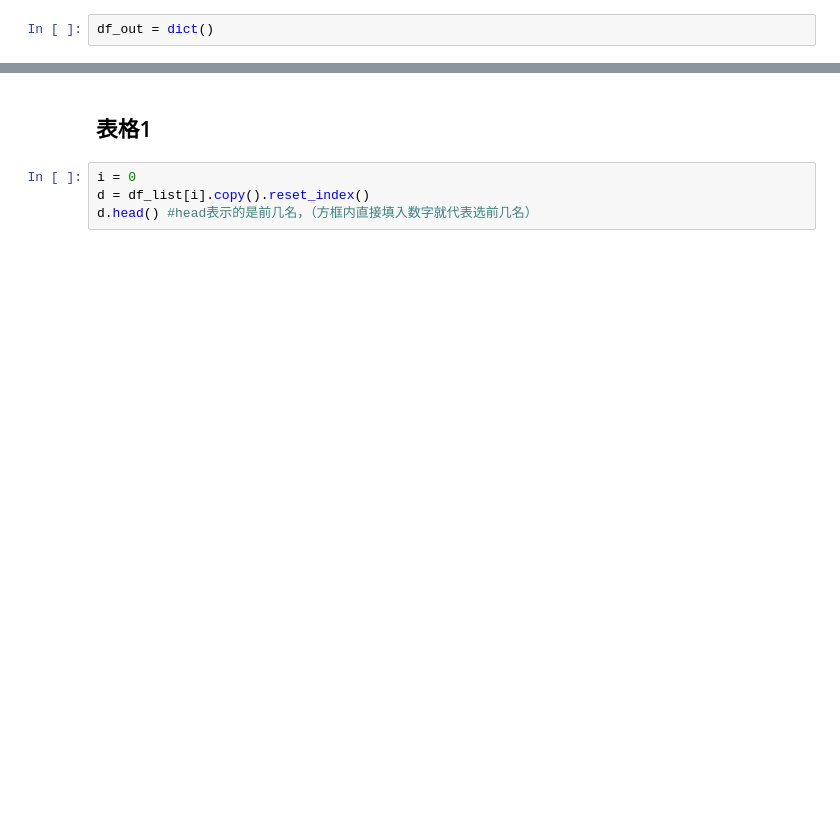
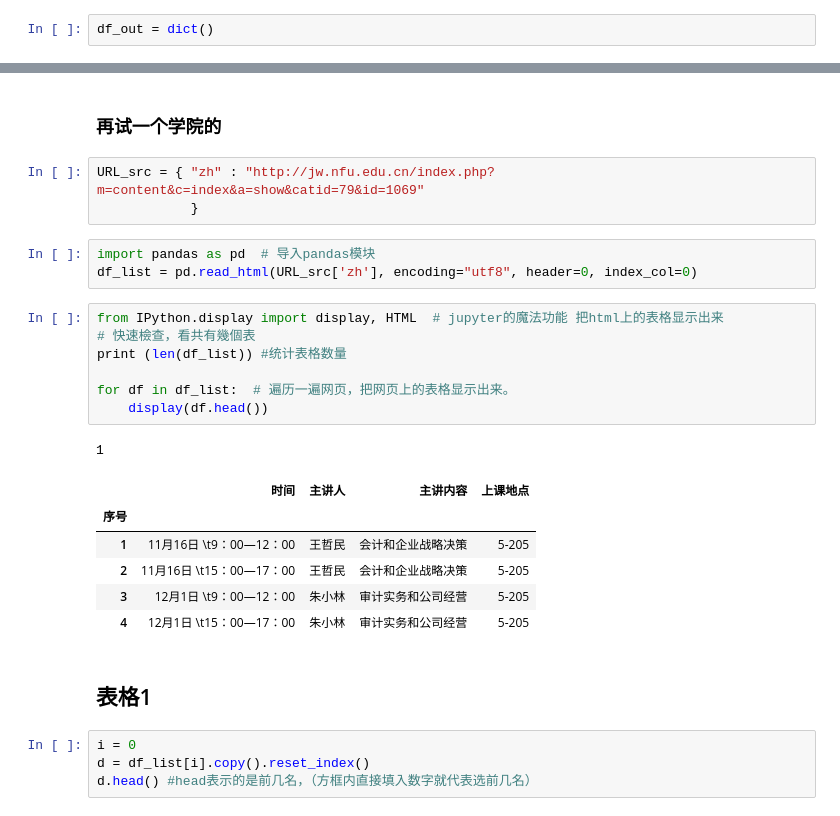
Before and after one commit to xintaolee/Spring20_Web_Mining, a Jupyter notebook: 20春_Web_Mining_week01/20春_Web数据挖掘_week01_prj01_胡润全球独角兽榜.ipynb, the cells around one changed output, grey strips where cells are left out. Drawn from its saved outputs; the diff is of its cells as text; blank space fills up the shorter version.

```diff
--- a/20春_Web_Mining_week01/20春_Web数据挖掘_week01_prj01_胡润全球独角兽榜.ipynb
+++ b/20春_Web_Mining_week01/20春_Web数据挖掘_week01_prj01_胡润全球独角兽榜.ipynb
@@ -115,3 +179,26 @@ df_out = dict()
+# %% [markdown]
+### 再试一个学院的
+# %%
+URL_src = { "zh" : "http://jw.nfu.edu.cn/index.php?m=content&c=index&a=show&catid=79&id=1069"
+            }
+# %%
+import pandas as pd  # 导入pandas模块
+df_list = pd.read_html(URL_src['zh'], encoding="utf8", header=0, index_col=0)
+# %%
+from IPython.display import display, HTML  # jupyter的魔法功能 把html上的表格显示出来
+# 快速檢查，看共有幾個表
+print (len(df_list)) #统计表格数量
+
+for df in df_list:  # 遍历一遍网页，把网页上的表格显示出来。
+    display(df.head())
+# %% [output]
+1
+|  | 时间 | 主讲人 | 主讲内容 | 上课地点 |
+| 序号 |  |  |  |  |
+| 1 | 11月16日 \t9：00—12：00 | 王哲民 | 会计和企业战略决策 | 5-205 |
+| 2 | 11月16日 \t15：00—17：00 | 王哲民 | 会计和企业战略决策 | 5-205 |
+| 3 | 12月1日 \t9：00—12：00 | 朱小林 | 审计实务和公司经营 | 5-205 |
+| 4 | 12月1日 \t15：00—17：00 | 朱小林 | 审计实务和公司经营 | 5-205 |
 # %% [markdown]
 ## 表格1
 # %%
```
Also changed, not shown: parts of 7 cells of this notebook.
